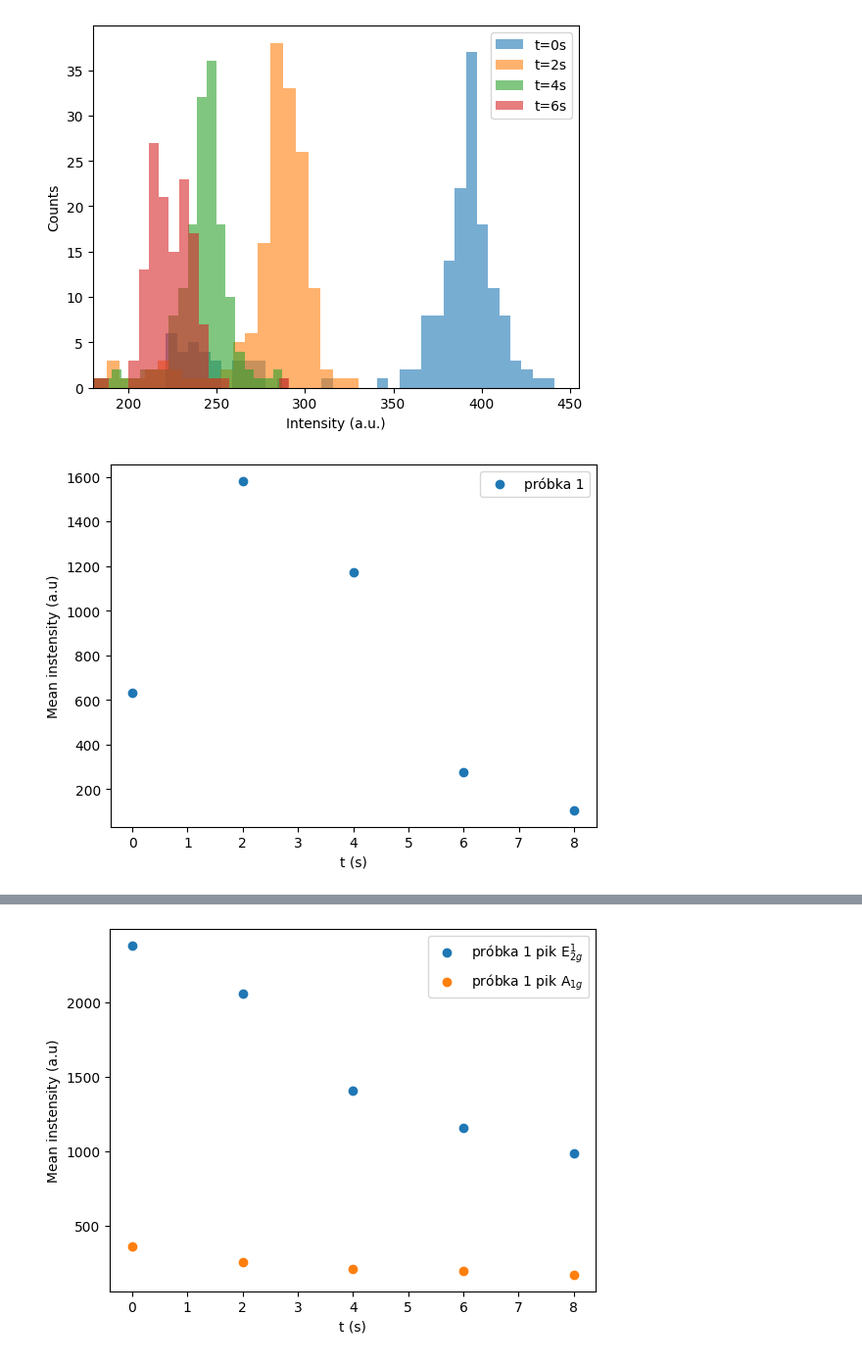
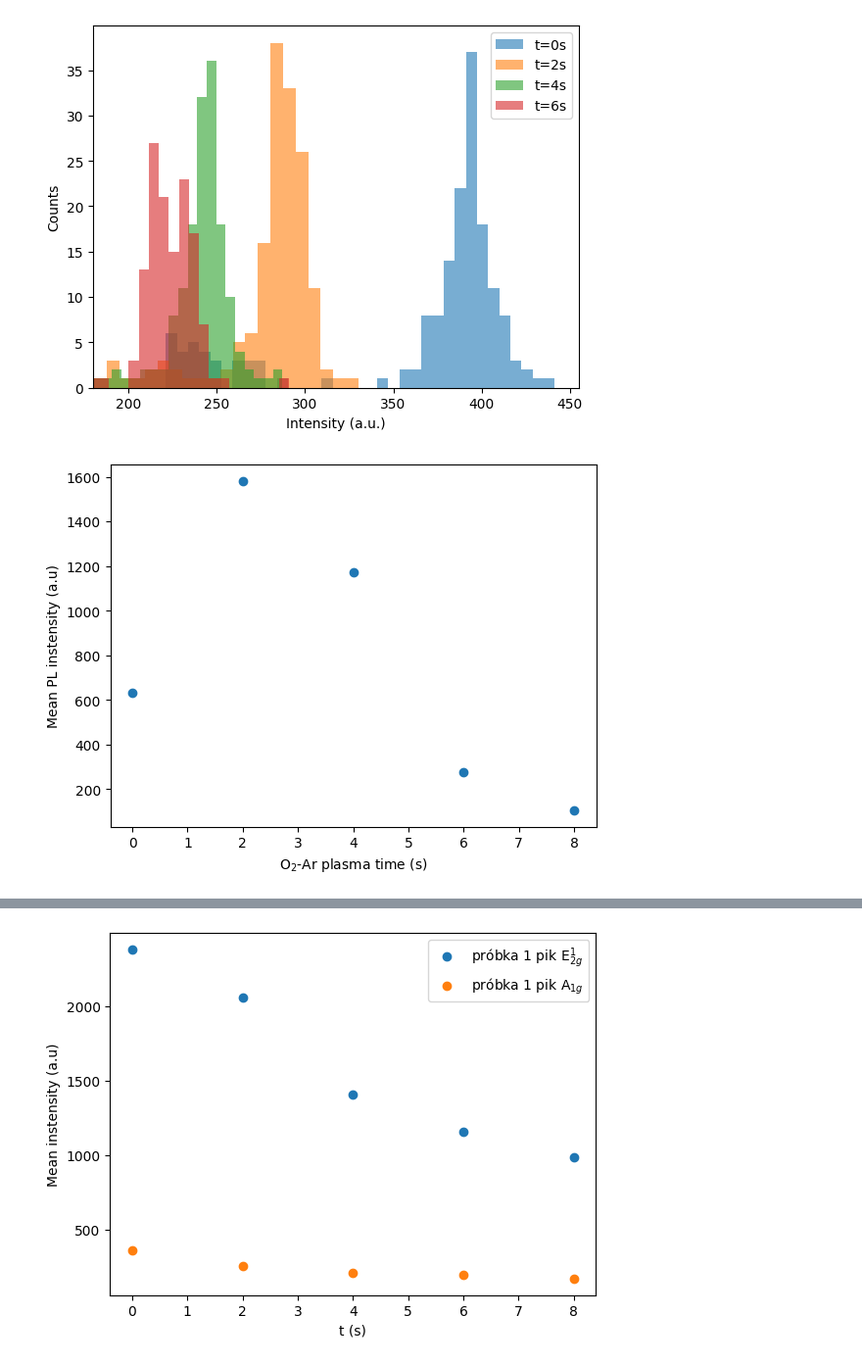
Before and after one commit to weronika-coder/praca_inzynierska, a Jupyter notebook: analiza/próbka1/analiza.ipynb, the cells around one changed output, grey strips where cells are left out. Shown at 98% size. Drawn from its saved outputs; the diff is of its cells as text; code cells hidden in the pictures.

```diff
--- a/analiza/próbka1/analiza.ipynb
+++ b/analiza/próbka1/analiza.ipynb
@@ -205,9 +209,9 @@ fwhms_Raman_A_mean_1=[np.mean(fwhms_Raman_A_0s),np.mean(fwhms_Raman_A_2s),np.mea
 # %%
 time=[0,2,4,6,8]
 plt.scatter(time,intensity_PL_mean_1,label="próbka 1")
-plt.legend()
-plt.xlabel(r"t (s)")
-plt.ylabel("Mean instensity (a.u)")
+#plt.legend()
+plt.xlabel(r"O$_2$-Ar plasma time (s)")
+plt.ylabel("Mean PL instensity (a.u)")
 plt.savefig(sciezka/'zaleznosc_I_PL_od_t.png')
 # %% [output]
-[figure, old version]
+[figure, new version]
```
Also changed, not shown: parts of 4 cells of this notebook, 27 other files.
